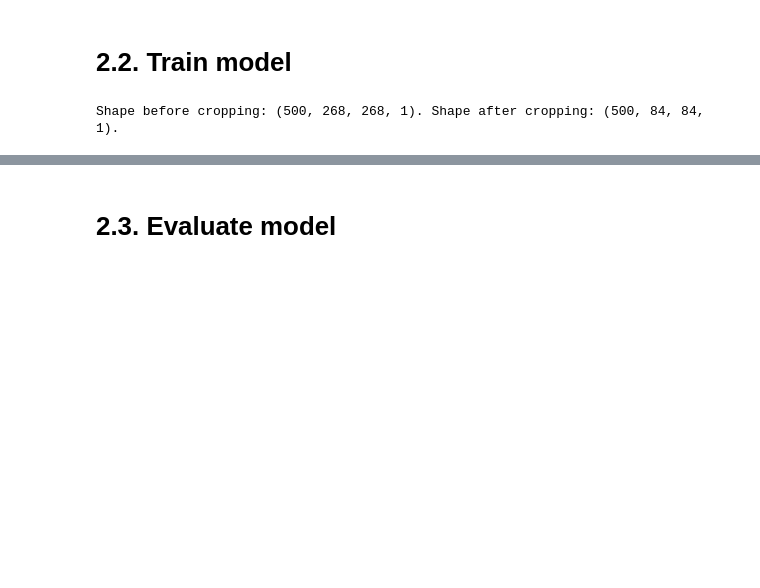
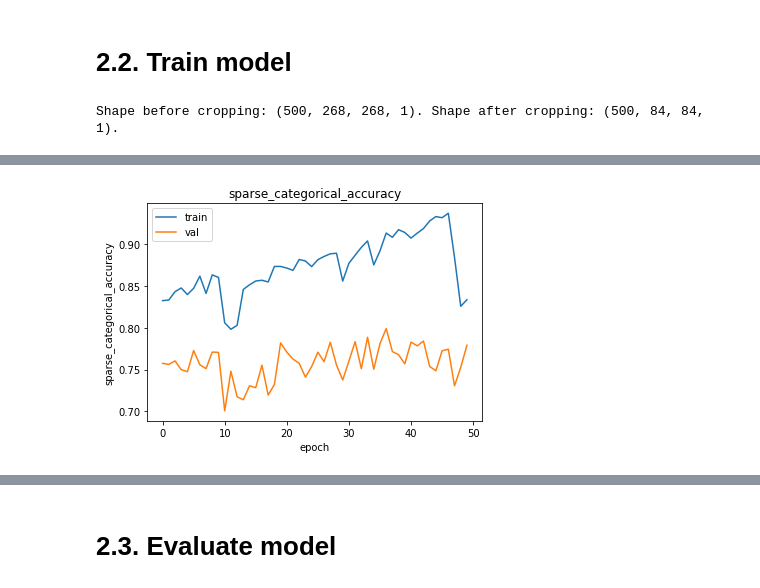
Before and after one commit to hspitzer/histo-seg, a Jupyter notebook: tutorial-segmentation.ipynb, the cells around one changed output, grey strips where cells are left out. Drawn from its saved outputs; the diff is of its cells as text; code cells hidden in the pictures; blank space fills up the shorter version.

```diff
--- a/tutorial-segmentation.ipynb
+++ b/tutorial-segmentation.ipynb
@@ -619,3 +669,7 @@ Epoch 50/50
+# %%
+plot_history(history_v1, key='sparse_categorical_accuracy')
+# %% [output]
+[figure, added]
 # %%
 plot_history(history_v1, key='sparse_categorical_accuracy')
 # %% [output]
```
Also changed, not shown: parts of 45 cells of this notebook, 1 other file.
